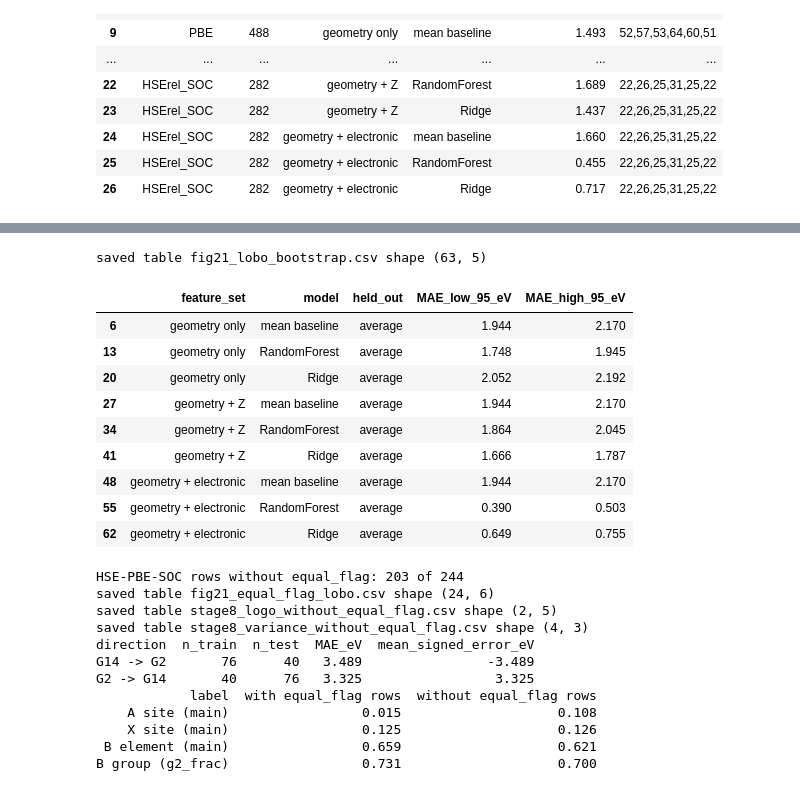
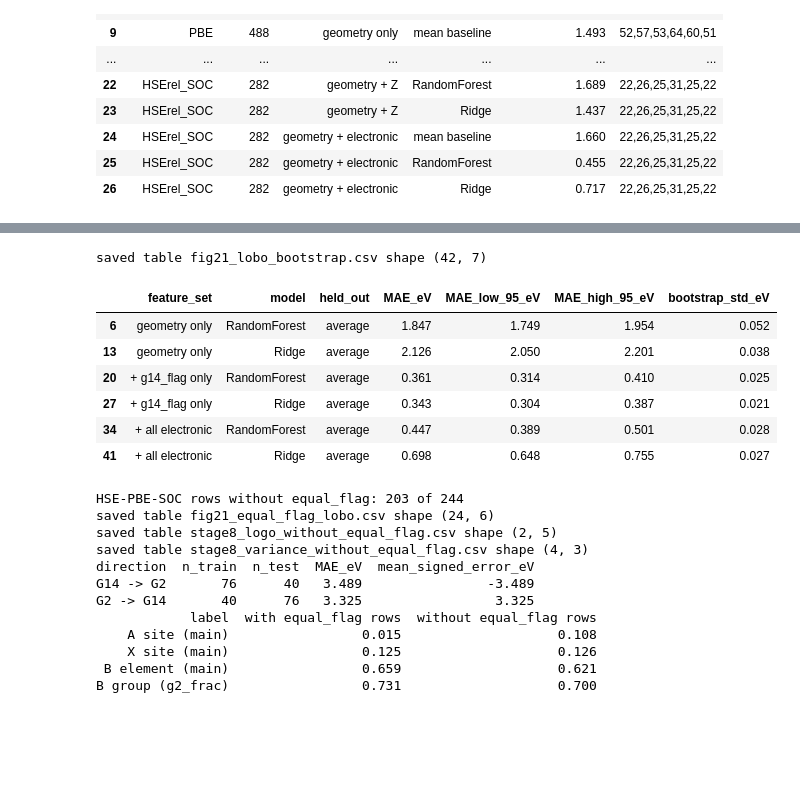
Before and after one commit to jatin-29/BTP-Perovskite, a Jupyter notebook: btp_perovskite.ipynb, the cells around one changed output, grey strips where cells are left out. Saved outputs shown, nothing was run; the diff lists cells and outputs as text; code cells hidden in the pictures; blank space fills up the shorter version.

```diff
--- a/btp_perovskite.ipynb
+++ b/btp_perovskite.ipynb
@@ -1881,8 +1918,8 @@ ax.set_xticklabels([m.replace("products Ridge ", "Ridge+products\n").replace("li
                     .replace("mean baseline", "mean\nbaseline") for m in model_order], fontsize=7)
 ax.set_ylabel("Out-of-fold R2 (pooled)")
 ax.set_ylim(min(-0.1, np.nanmin(stage4_cv["R2_pooled"]) - 0.05), 1.05)
-ax.set_title("Strict Group 14, HSE-PBE-SOC gap (n = %d, %d groups): random versus grouped 5-fold CV"
-             % (len(g14), g14["group_key"].nunique()))
+ax.set_title("Strict Group 14, HSE-PBE-SOC gap (n = %d, %d groups): random versus grouped 5-fold CV\n"
+             "headline = nested alpha (honest); fixed-alpha bars are for comparison only" % (len(g14), g14["group_key"].nunique()))
 ax.legend(frameon=False, loc="upper right")
 fig.tight_layout()
 save_fig(fig, "fig12_random_vs_grouped")
@@ -3166,10 +3323,12 @@ HSE-PBE-SOC   GroupKFold  76        43      0.738   0.285
 | 25 | HSErel_SOC | 282 | geometry + electronic | RandomForest | 0.455 | 22,26,25,31,25,22 |
 | 26 | HSErel_SOC | 282 | geometry + electronic | Ridge | 0.717 | 22,26,25,31,25,22 |
 # %%
-# (3a) RandomForest seeds 0-9 for stage 5a; random KFold seeds 0-9 for the stage 4 linear and Ridge models
+# (3a) Core result uncertainty: RandomForest with seeds 0-9 for the three key feature sets of the clean leave-one-B-out
+CORE_SETS = {"geometry only": ABLATION_SETS["geometry only"], "+ g14_flag only": ABLATION_SETS["+ g14_flag only"],
+             "+ all electronic": ABLATION_SETS["+ all electronic"]}
 seed_rows = []
 for seed in range(10):
-    for set_name, columns in FEATURE_SETS.items():
+    for set_name, columns in CORE_SETS.items():
         per_element, _ = clean_leave_one_b_out(data5, columns, "RandomForest", seed=seed)
         seed_rows.append({"seed": seed, "feature_set": set_name, "average_MAE_eV": per_element["MAE_eV"].mean()})
 seed_table = pd.DataFrame(seed_rows)
@@ -3177,9 +3336,9 @@ seed_summary = seed_table.groupby("feature_set", sort=False)["average_MAE_eV"].a
 save_table(seed_table.round(4), "fig21_rf_seeds")
 save_table(seed_summary.reset_index(), "fig21_rf_seed_summary")
 for set_name, row in seed_summary.iterrows():
-    record("robust_rf_seed_mean_%s" % set_name.replace(" ", "_").replace("+", "plus"), row["mean"], "stage 8", "10 seeds")
-    record("robust_rf_seed_min_%s" % set_name.replace(" ", "_").replace("+", "plus"), row["min"], "stage 8", "10 seeds")
-    record("robust_rf_seed_max_%s" % set_name.replace(" ", "_").replace("+", "plus"), row["max"], "stage 8", "10 seeds")
+    tag = set_name.replace(" ", "_").replace("+", "plus")
+    record("robust_rf_seed_mean_" + tag, row["mean"], "stage 8 (3a)", "RandomForest, seeds 0-9, average clean LOBO MAE")
+    record("robust_rf_seed_std_" + tag, row["std"], "stage 8 (3a)", "RandomForest, seeds 0-9")
 
 kfold_seed_rows = []
 for seed in range(10):
@@ -3206,48 +3365,53 @@ geometry + electronic  0.455  0.005  0.447  0.463
 | products Ridge alpha=1 | 0.876 | 0.684 | 0.923 |
 | products Ridge alpha=10 | 0.837 | 0.706 | 0.888 |
 # %%
-# (3b) Bootstrap ranges of the stage 5a test MAE (resample the test rows of each held-out element 500 times)
-def bootstrap_lobo(predictions_table, n_resamples=N_BOOTSTRAP, seed=RANDOM_STATE):
+# (3b) Bootstrap over test compounds: 1000 resamples of the test rows of each held-out element (seed 0 models)
+N_BOOTSTRAP_TEST = 1000
+
+
+def bootstrap_lobo(predictions_table, n_resamples=N_BOOTSTRAP_TEST, seed=RANDOM_STATE):
     rng = np.random.default_rng(seed)
     per_element_draws = {}
     for element in B_ELEMENTS:
         part = predictions_table[predictions_table["held_out"] == element]
         abs_errors = np.abs(part["predicted_eV"].values - part["true_eV"].values)
         draws = []
         for _ in range(n_resamples):
             draws.append(abs_errors[rng.integers(0, len(abs_errors), size=len(abs_errors))].mean())
         per_element_draws[element] = np.array(draws)
     average_draws = np.mean(np.vstack([per_element_draws[e] for e in B_ELEMENTS]), axis=0)
     return per_element_draws, average_draws
 
 
 bootstrap_rows = []
-for set_name in FEATURE_SETS:
-    for model_name in MODEL_NAMES:
-        per_element_draws, average_draws = bootstrap_lobo(lobo_predictions[(set_name, model_name)])
+core_points = {}
+for set_name, columns in CORE_SETS.items():
+    for model_name in ["RandomForest", "Ridge"]:
+        per_element, predictions = clean_leave_one_b_out(data5, columns, model_name)
+        core_points[(set_name, model_name)] = per_element.set_index("held_out")["MAE_eV"]
+        per_element_draws, average_draws = bootstrap_lobo(predictions)
         for element in B_ELEMENTS + ["average"]:
             draws = average_draws if element == "average" else per_element_draws[element]
-            bootstrap_rows.append({"feature_set": set_name, "model": model_name, "held_out": element,
-                                   "MAE_low_95_eV": np.percentile(draws, 2.5), "MAE_high_95_eV": np.percentile(draws, 97.5)})
+            point = per_element["MAE_eV"].mean() if element == "average" else core_points[(set_name, model_name)].loc[element]
+            bootstrap_rows.append({"feature_set": set_name, "model": model_name, "held_out": element, "MAE_eV": point,
+                                   "MAE_low_95_eV": np.percentile(draws, 2.5), "MAE_high_95_eV": np.percentile(draws, 97.5),
+                                   "bootstrap_std_eV": np.std(draws)})
 bootstrap_table = pd.DataFrame(bootstrap_rows).round(3)
 save_table(bootstrap_table, "fig21_lobo_bootstrap")
 for row in bootstrap_table[bootstrap_table["held_out"] == "average"].itertuples():
     tag = "%s_%s" % (row.feature_set.replace(" ", "_").replace("+", "plus"), row.model.replace(" ", "_"))
-    record("robust_boot_avgMAE_low_" + tag, row.MAE_low_95_eV, "stage 8", "500 bootstrap resamples of test rows")
-    record("robust_boot_avgMAE_high_" + tag, row.MAE_high_95_eV, "stage 8", "500 bootstrap resamples of test rows")
+    record("robust_boot_avgMAE_low_" + tag, row.MAE_low_95_eV, "stage 8 (3b)", "1000 bootstrap resamples of test rows")
+    record("robust_boot_avgMAE_high_" + tag, row.MAE_high_95_eV, "stage 8 (3b)", "1000 bootstrap resamples of test rows")
 bootstrap_table[bootstrap_table["held_out"] == "average"]
 # %% [output]
-saved table fig21_lobo_bootstrap.csv shape (63, 5)
+saved table fig21_lobo_bootstrap.csv shape (42, 7)
-|  | feature_set | model | held_out | MAE_low_95_eV | MAE_high_95_eV |
-| 6 | geometry only | mean baseline | average | 1.944 | 2.170 |
-| 13 | geometry only | RandomForest | average | 1.748 | 1.945 |
-| 20 | geometry only | Ridge | average | 2.052 | 2.192 |
-| 27 | geometry + Z | mean baseline | average | 1.944 | 2.170 |
-| 34 | geometry + Z | RandomForest | average | 1.864 | 2.045 |
-| 41 | geometry + Z | Ridge | average | 1.666 | 1.787 |
-| 48 | geometry + electronic | mean baseline | average | 1.944 | 2.170 |
-| 55 | geometry + electronic | RandomForest | average | 0.390 | 0.503 |
-| 62 | geometry + electronic | Ridge | average | 0.649 | 0.755 |
+|  | feature_set | model | held_out | MAE_eV | MAE_low_95_eV | MAE_high_95_eV | bootstrap_std_eV |
+| 6 | geometry only | RandomForest | average | 1.847 | 1.749 | 1.954 | 0.052 |
+| 13 | geometry only | Ridge | average | 2.126 | 2.050 | 2.201 | 0.038 |
+| 20 | + g14_flag only | RandomForest | average | 0.361 | 0.314 | 0.410 | 0.025 |
+| 27 | + g14_flag only | Ridge | average | 0.343 | 0.304 | 0.387 | 0.021 |
+| 34 | + all electronic | RandomForest | average | 0.447 | 0.389 | 0.501 | 0.028 |
+| 41 | + all electronic | Ridge | average | 0.698 | 0.648 | 0.755 | 0.027 |
 # %%
 # (4) Without the 41 equal_flag rows: stage 5a, 5b (g14_flag vs electronic), 5c, and stage 3 variance fractions
 data5_no_equal = data5[~data5["equal_flag"]].reset_index(drop=True)
```
Also changed, not shown: parts of 21 cells of this notebook, 15 other files.
